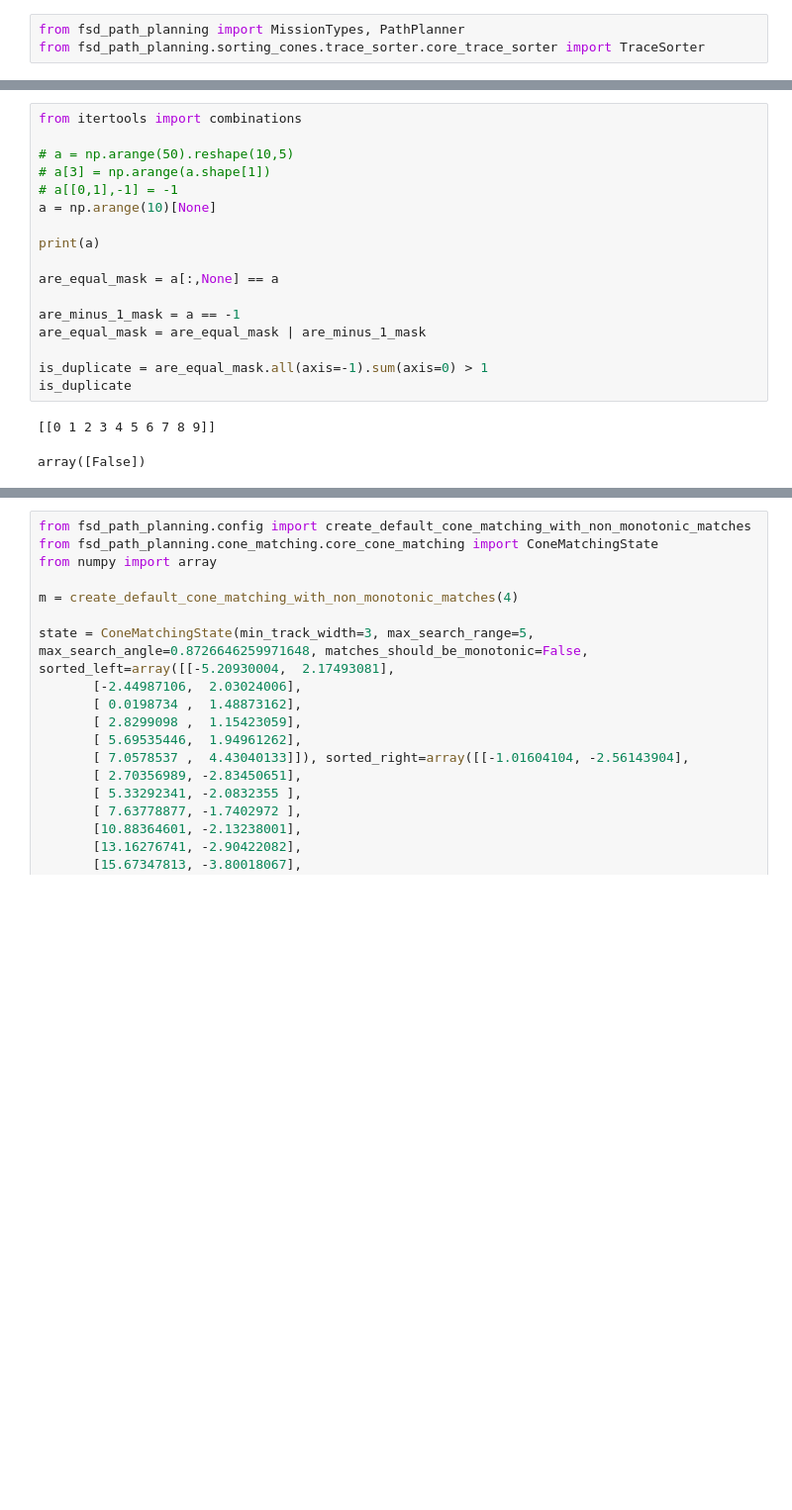
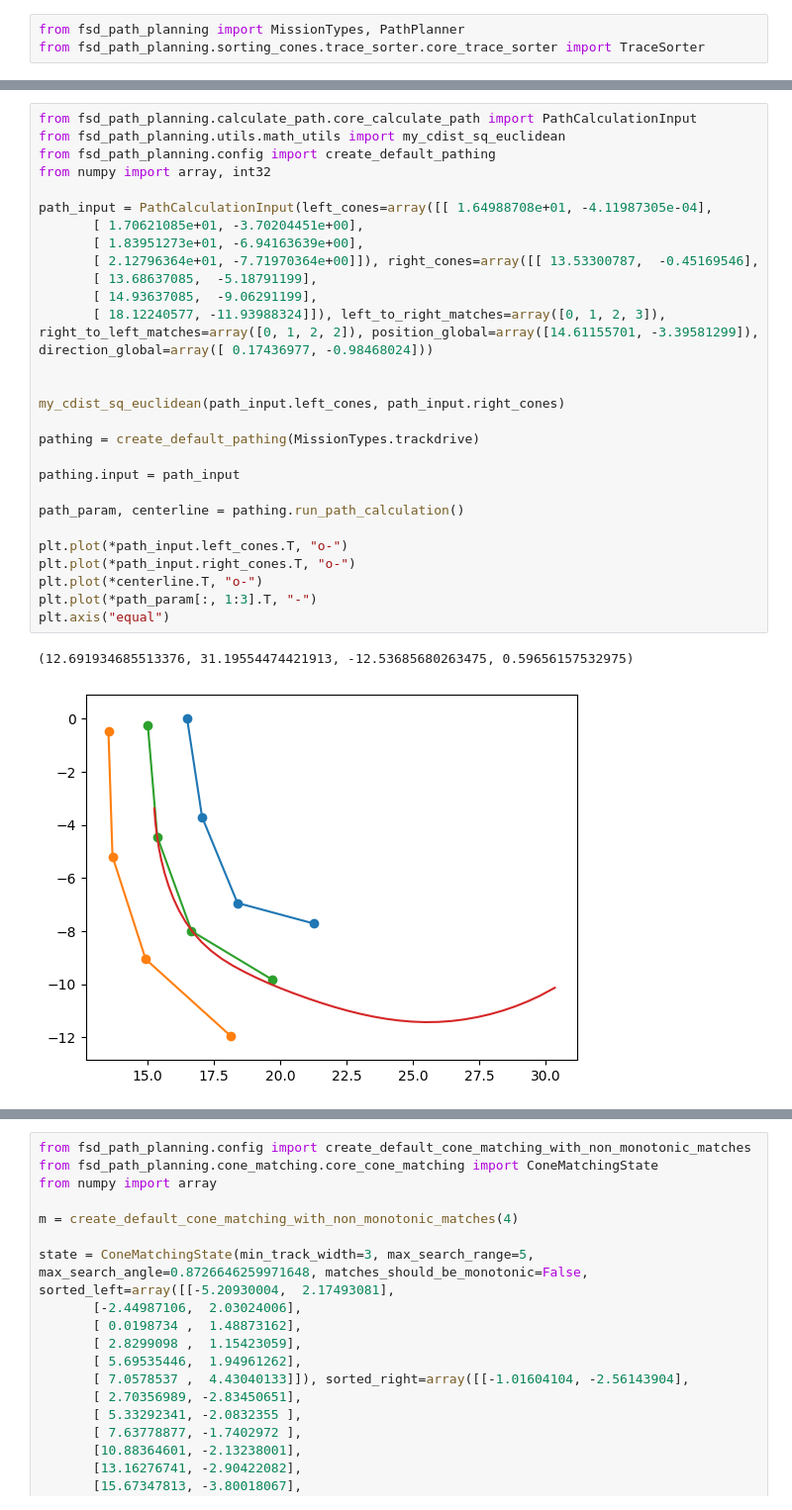
Before and after one commit to papalotis/ft-fsd-path-planning, a Jupyter notebook: t.ipynb, the cells around one changed output, grey strips where cells are left out. Shown at 99% size. Saved outputs shown, nothing was run; the diff lists cells and outputs as text; blank space fills up the shorter version.

```diff
--- a/t.ipynb
+++ b/t.ipynb
@@ -125,20 +125,31 @@ print(len(l), len(r))
-# %%
-from itertools import combinations
-
-# a = np.arange(50).reshape(10,5)
-# a[3] = np.arange(a.shape[1])
-# a[[0,1],-1] = -1
-a = np.arange(10)[None]
-
-print(a)
-
-are_equal_mask = a[:,None] == a
-
-are_minus_1_mask = a == -1
-are_equal_mask = are_equal_mask | are_minus_1_mask
-
-is_duplicate = are_equal_mask.all(axis=-1).sum(axis=0) > 1
-is_duplicate
-# %% [output]
-[[0 1 2 3 4 5 6 7 8 9]]
-array([False])
+# %%
+from fsd_path_planning.calculate_path.core_calculate_path import PathCalculationInput
+from fsd_path_planning.utils.math_utils import my_cdist_sq_euclidean
+from fsd_path_planning.config import create_default_pathing
+from numpy import array, int32
+
+path_input = PathCalculationInput(left_cones=array([[ 1.64988708e+01, -4.11987305e-04],
+       [ 1.70621085e+01, -3.70204451e+00],
+       [ 1.83951273e+01, -6.94163639e+00],
+       [ 2.12796364e+01, -7.71970364e+00]]), right_cones=array([[ 13.53300787,  -0.45169546],
+       [ 13.68637085,  -5.18791199],
+       [ 14.93637085,  -9.06291199],
+       [ 18.12240577, -11.93988324]]), left_to_right_matches=array([0, 1, 2, 3]), right_to_left_matches=array([0, 1, 2, 2]), position_global=array([14.61155701, -3.39581299]), direction_global=array([ 0.17436977, -0.98468024]))
+
+
+my_cdist_sq_euclidean(path_input.left_cones, path_input.right_cones)
+
+pathing = create_default_pathing(MissionTypes.trackdrive)
+
+pathing.input = path_input
+
+path_param, centerline = pathing.run_path_calculation()
+
+plt.plot(*path_input.left_cones.T, "o-")
+plt.plot(*path_input.right_cones.T, "o-")
+plt.plot(*centerline.T, "o-")
+plt.plot(*path_param[:, 1:3].T, "-")
+plt.axis("equal")
+# %% [output]
+(12.691934685513376, 31.19554474421913, -12.53685680263475, 0.59656157532975)
+[figure, added]
```
Also changed, not shown: parts of 23 cells of this notebook, 15 other files.
